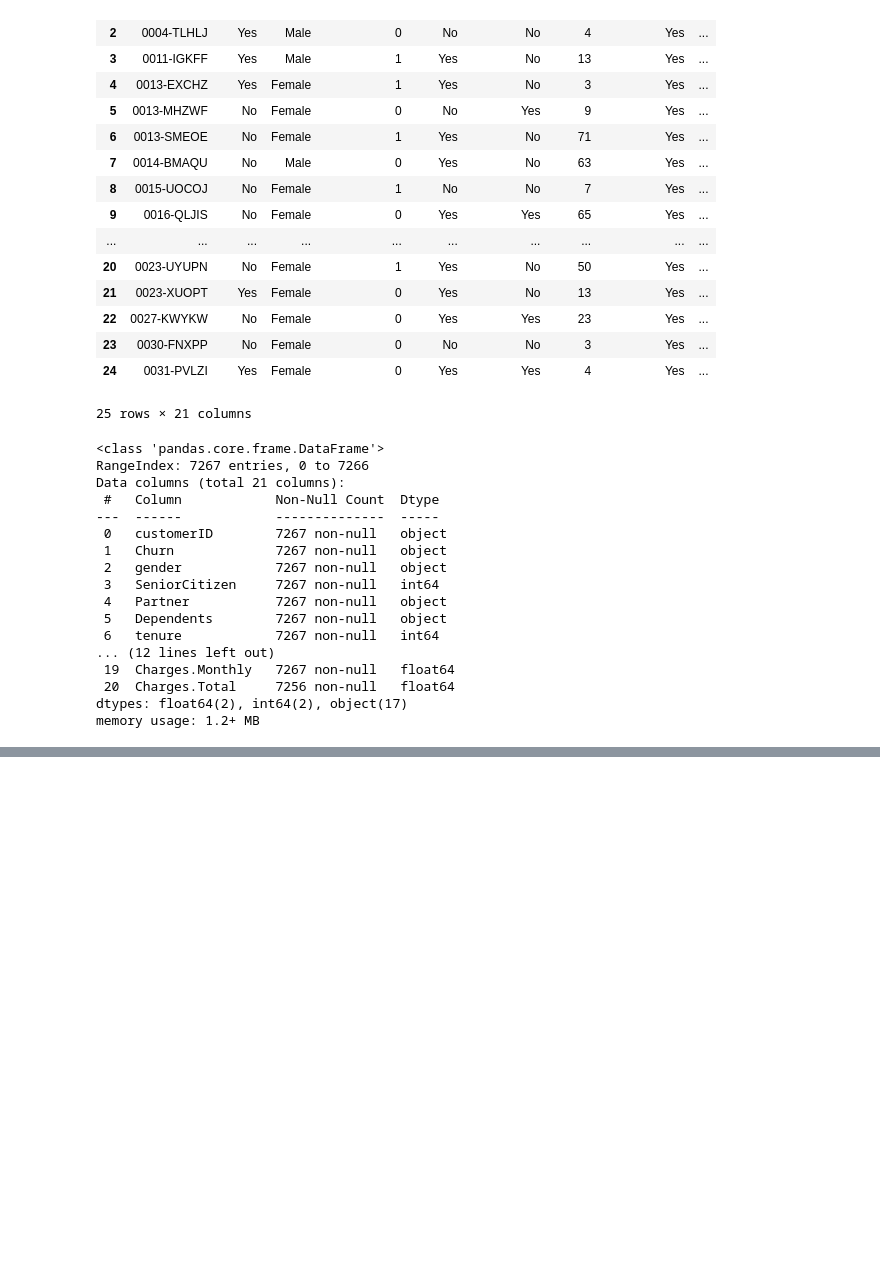
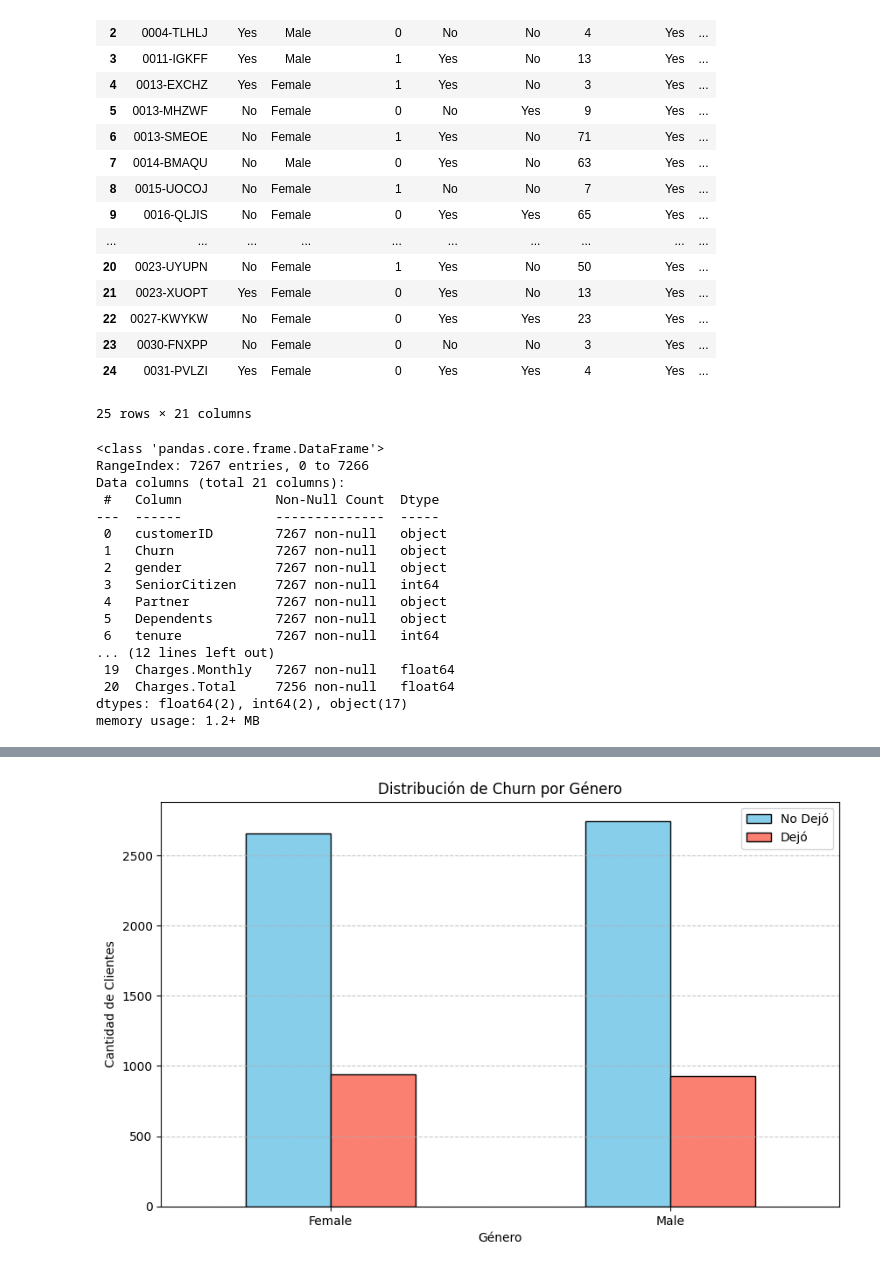
Before and after one commit to Usuarioah03/Trabajo-TelecomX, a Jupyter notebook: Untitled2.ipynb, the cells around one changed output, grey strips where cells are left out. Saved outputs shown, nothing was run; the diff lists cells and outputs as text; code cells hidden in the pictures; blank space fills up the shorter version.

```diff
--- a/Untitled2.ipynb
+++ b/Untitled2.ipynb
@@ -171,0 +176,15 @@ col_import=['Churn','tenure','InternetService','PhoneService','MultipleLines','O
+# %%
+# Preparar datos
+genero_churn = datos_normalizados.groupby(['gender', 'Churn']).size().unstack()
+
+# Grafico con barras
+genero_churn.plot(kind='bar', figsize=(10, 6), color=['skyblue', 'salmon'], edgecolor='black')
+plt.title('Distribución de Churn por Género')
+plt.xlabel('Género')
+plt.ylabel('Cantidad de Clientes')
+plt.xticks(rotation=0)
+plt.legend(['No Dejó', 'Dejó'])
+plt.grid(axis='y', linestyle='--', alpha=0.7)
+plt.show()
+# %% [output]
+[figure, added]
```
Also changed, not shown: parts of 24 cells of this notebook.
